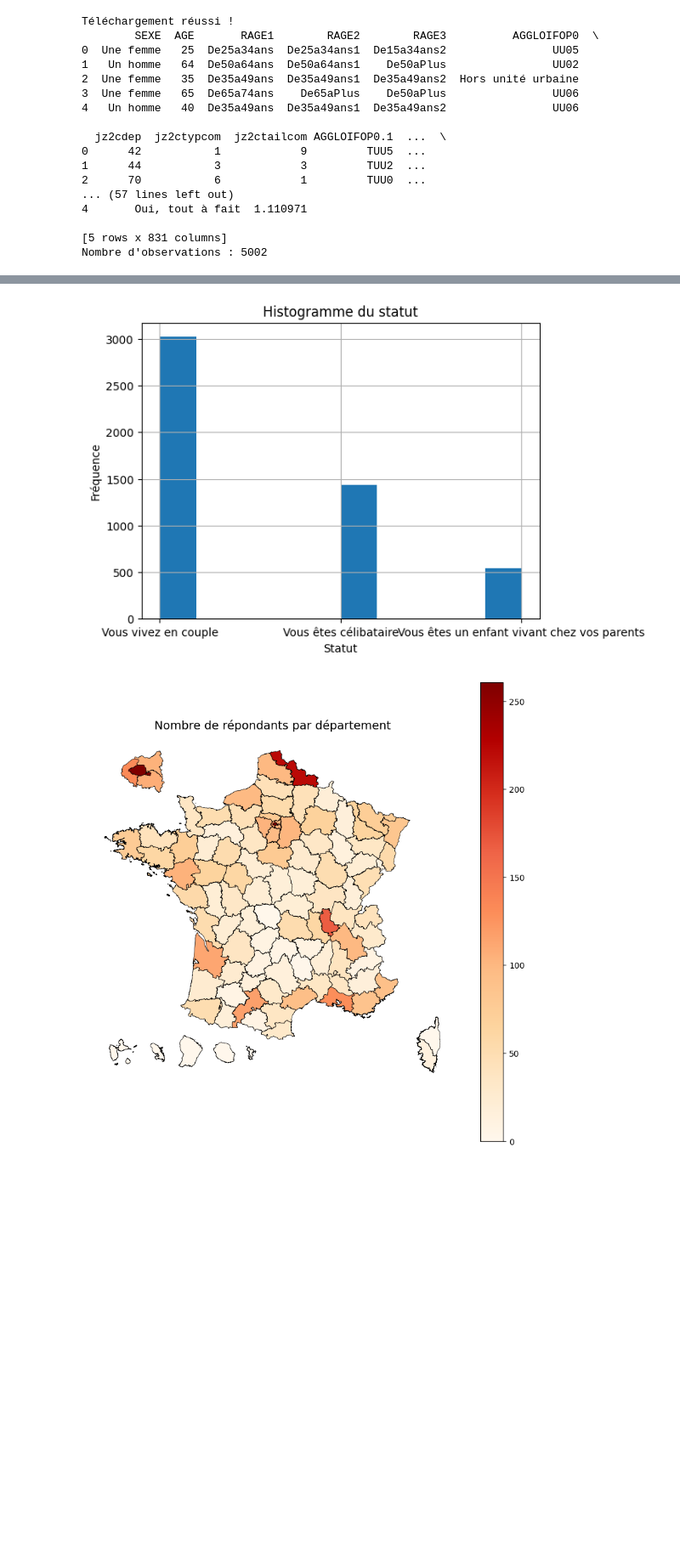
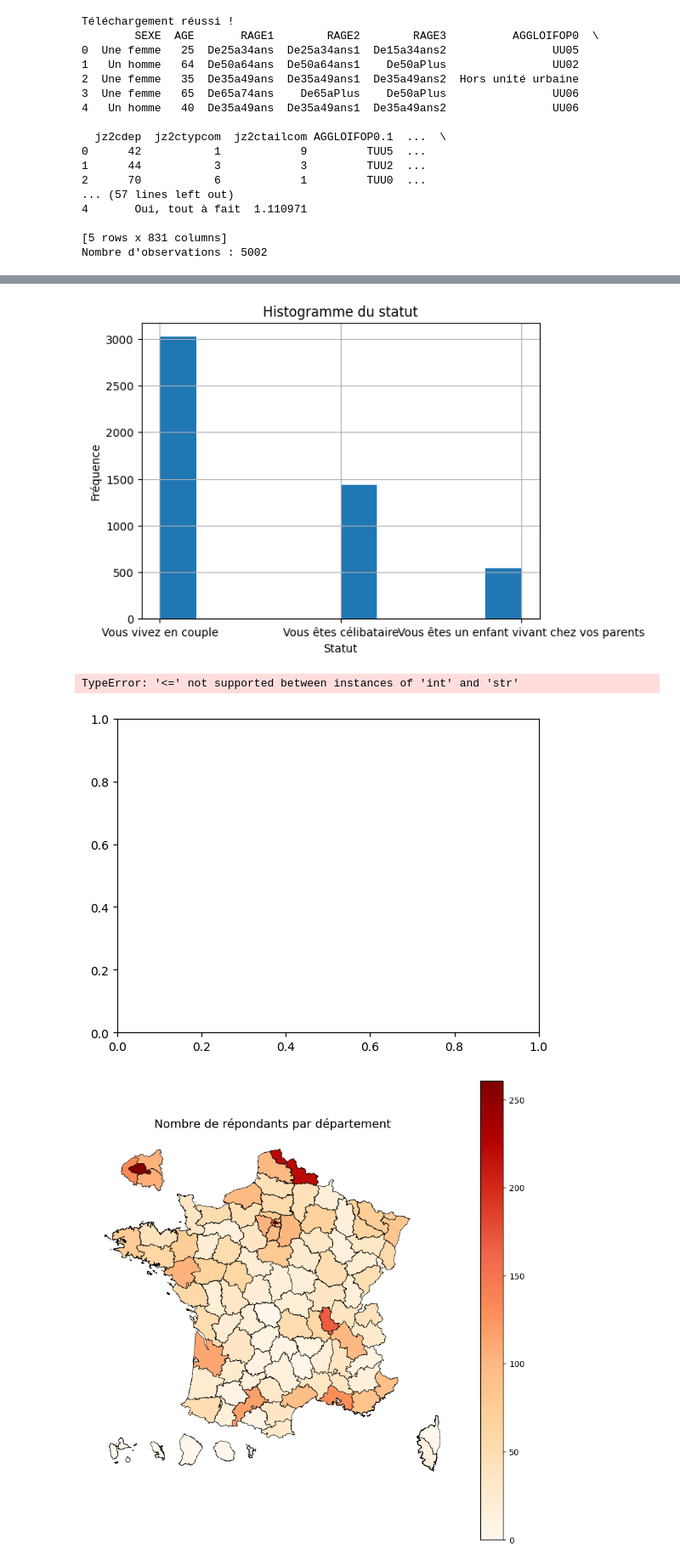
Before and after one commit to Roulinee/Projet_Python_pour_DS, a Jupyter notebook: scripts/notebook.ipynb, the cells around one changed output, grey strips where cells are left out. Shown at 85% size. Cells and saved outputs as stored; diff of their text form; code cells hidden in the pictures; blank space fills up the shorter version.

```diff
--- a/scripts/notebook.ipynb
+++ b/scripts/notebook.ipynb
@@ -108,9 +108,13 @@ df["statut"] = df_cleaned["STATUT"]
 
 df["foyer"] = df_cleaned["FOYER"]
 
-df[["conso_demat_mus", "conso_demat_films", "conso_demat_series", "conso_demat_photos", "conso_demat_jv", "conso_demat_livres", "conso_demat_logi", "conso_demat_presse", "conso_demat_retrans", "conso_demat_autre"]] = df_cleaned[["Q1_1", "Q1_2", "Q1_3", "Q1_4", "Q1_5", "Q1_6", "Q1_7", "Q1_8", "Q1_9", "Q1_10"]]
+df[["conso_demat_mus", "conso_demat_films", "conso_demat_series", "conso_demat_photos", "conso_demat_jv", "conso_demat_livres", "conso_demat_logi", "conso_demat_presse", "conso_demat_retrans"]] = df_cleaned[["Q1_1", "Q1_2", "Q1_3", "Q1_4", "Q1_5", "Q1_6", "Q1_7", "Q1_8", "Q1_9"]]
+df[["conso_demat_mus", "conso_demat_films", "conso_demat_series", "conso_demat_photos", "conso_demat_jv", "conso_demat_livres", "conso_demat_logi", "conso_demat_presse", "conso_demat_retrans"]] = df[["conso_demat_mus", "conso_demat_films", "conso_demat_series", "conso_demat_photos", "conso_demat_jv", "conso_demat_livres", "conso_demat_logi", "conso_demat_presse", "conso_demat_retrans"]].applymap(lambda x: 1 if isinstance(x, str) and x.strip() != "" else 0)
 
-df[["freq_demat_mus", "freq_demat_films", "freq_demat_series", "freq_demat_photos", "freq_demat_jv", "freq_demat_livres", "freq_demat_logi", "freq_demat_presse", "freq_demat_retrans", "freq_demat_autres"]] = df_cleaned[["Q2_r1", "Q2_r2", "Q2_r3", "Q2_r4", "Q2_r5", "Q2_r6", "Q2_r7", "Q2_r8", "Q2_r9", "Q2_r10"]]
+df[["freq_demat_mus", "freq_demat_films", "freq_demat_series", "freq_demat_photos", "freq_demat_jv", "freq_demat_livres", "freq_demat_logi", "freq_demat_presse", "freq_demat_retrans"]] = df_cleaned[["Q2_r1", "Q2_r2", "Q2_r3", "Q2_r4", "Q2_r5", "Q2_r6", "Q2_r7", "Q2_r8", "Q2_r9"]]
+
+#df[["var_fr", "poprock", "rap", "classique", "jazz", "dance", "electro", "metal", "rnb", "soul", "reggae", "musique_monde"]]
+
 
 legal_map = {"Exclusivement de façon légale" : 1, "Exclusivement de façon illégale":0, "Les deux, légalement et illégalement":0.5}
 df["legal"] = df_cleaned["Q3"].map(legal_map)
@@ -118,6 +122,8 @@ df["legal"] = df_cleaned["Q3"].map(legal_map)
 df["legal_culture"] = df_cleaned["Q4"]
 
 print(df.head())
+
+
 
 # Verif donnees manquantes
 # -------------------------------
@@ -164,19 +171,27 @@ Uniquement de manière illégale                         23   0.459816
 # %%
 
 df["age"].hist()
 plt.title("Histogramme de l'âge")
 plt.xlabel("Âge")
 plt.ylabel("Fréquence")
 plt.show()
 
 df["statut"].hist()
 plt.title("Histogramme du statut")
 plt.xlabel("Statut")
 plt.ylabel("Fréquence")
 plt.show()
+
+df["conso_demat_mus"].hist()
+plt.title("Histogramme de la fréquence d'écoute de musique dématérialisée")
+plt.xlabel("Oui ou non")
+plt.ylabel("Fréquence")
+plt.show()
 # %% [output]
 [figure]
 [figure]
+TypeError: '<=' not supported between instances of 'int' and 'str'
+[figure, added]
 # %%
 departements = carti_download(
     values="France",
```
Also changed, not shown: parts of 1 cell of this notebook.
